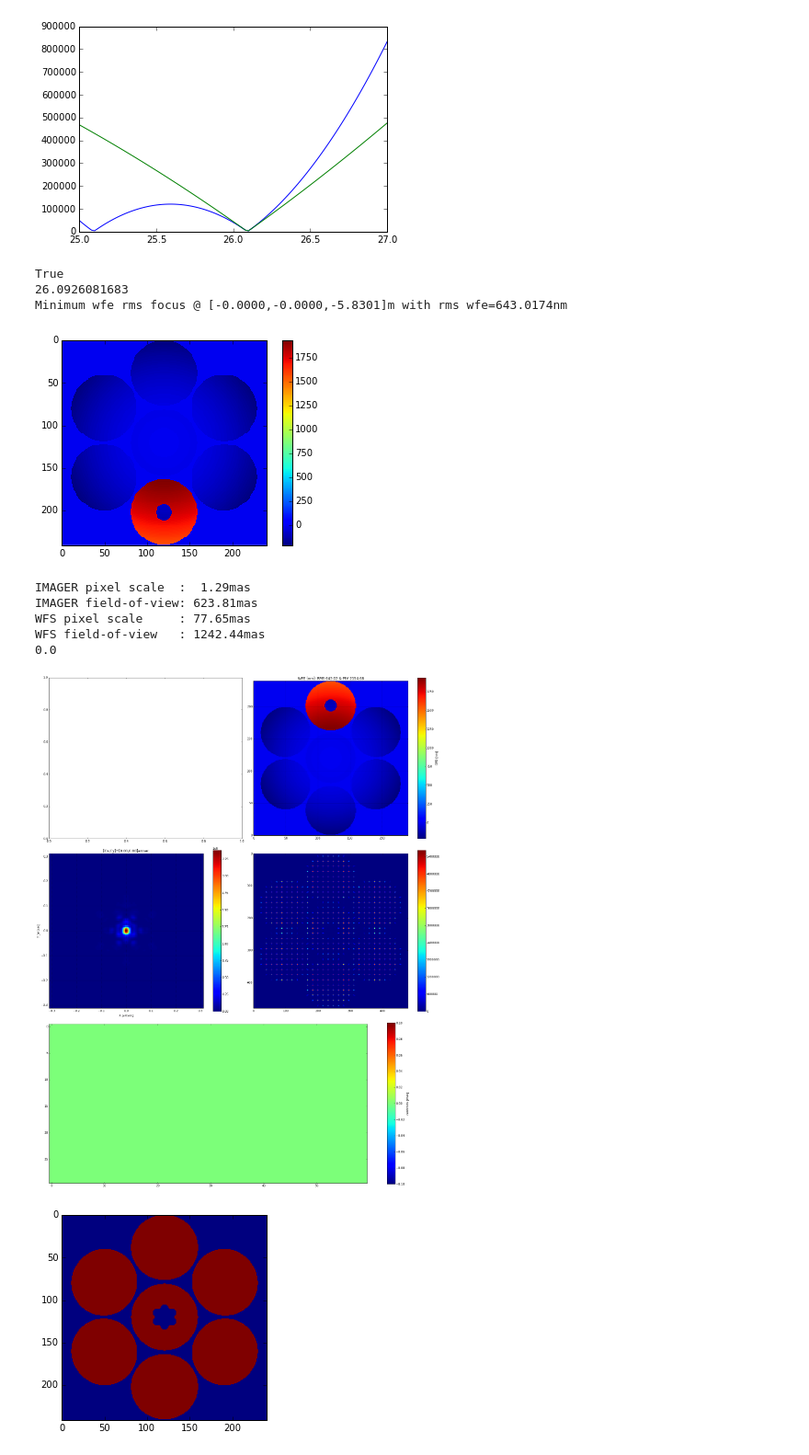
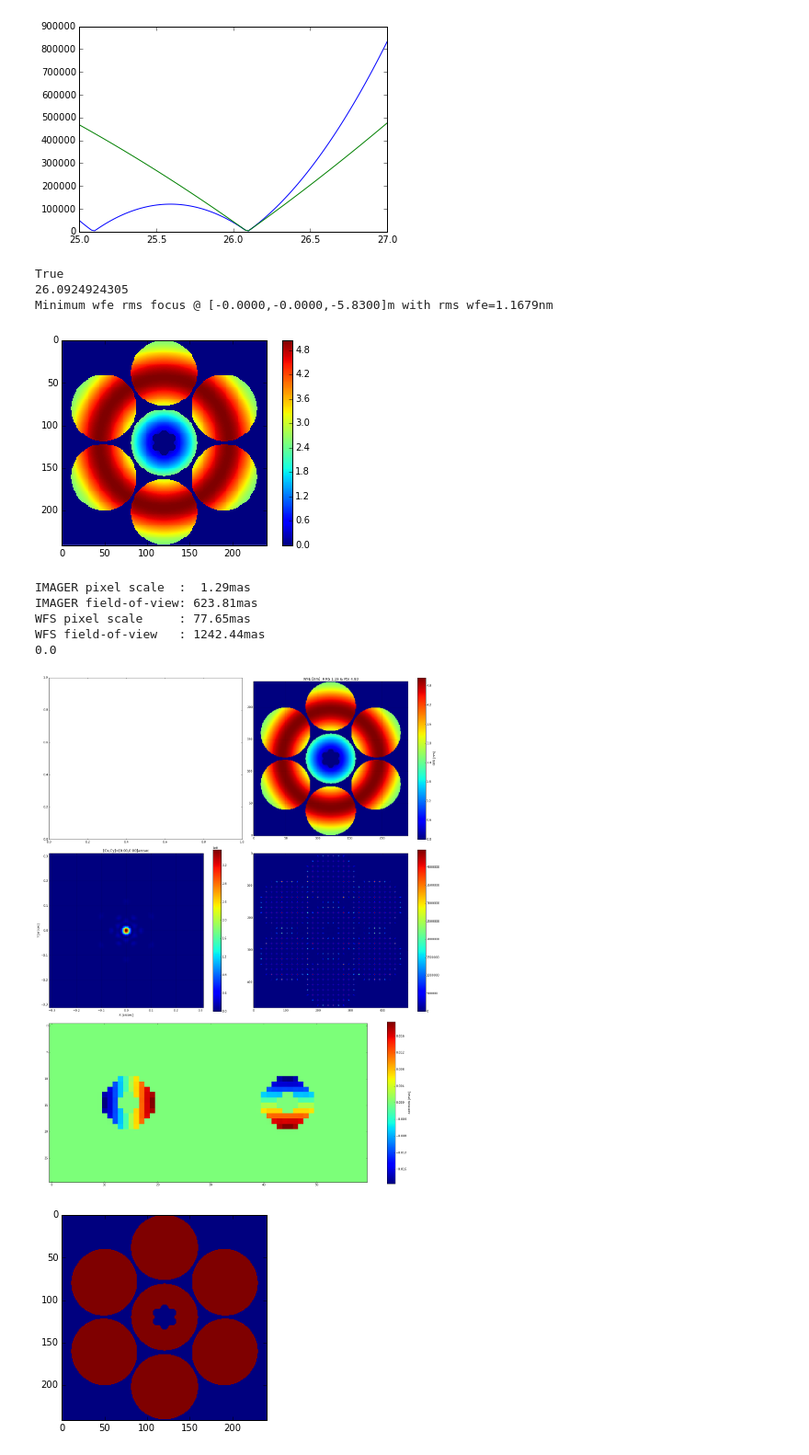
Before and after one commit to rconan/CEO, a Jupyter notebook: python/notebooks/rayTracing/GMT-Segmented-Aperture-Interactive.ipynb, the cells around one changed output. Shown at 92% size. Drawn from its saved outputs; the diff is of its cells as text; code cells hidden in the pictures.

Commit message:
GMT M1&M2 RAY TRACING WITH ZERNIK
GMT M1&M2 RAY TRACING WITH ZERNIKE MODES ON SEGMENTS

```diff
--- a/python/notebooks/rayTracing/GMT-Segmented-Aperture-Interactive.ipynb
+++ b/python/notebooks/rayTracing/GMT-Segmented-Aperture-Interactive.ipynb
@@ -25,8 +25,11 @@ src    = ceo.Source("R",zenith=0*math.pi/180/3600,azimuth=0*math.pi/4,
 imgr = ceo.ShackHartmann(1, nPx-1, D ,DFT_osf=4,N_PX_IMAGE=0.5*(nPx-1))
 wfs = ceo.ShackHartmann(nLenslet, n, D/nLenslet,N_PX_IMAGE=2*n)
 # %%
-M1 = ceo.GMT_M1(D,nPx)
-M2 = ceo.GMT_M2(D,nPx)
+radial_order = 3
+ZS1 = ceo.ZernikeS(radial_order,N_SURF=7)
+M1 = ceo.GMT_M1(D,nPx,ZS=ZS1)
+ZS2 = ceo.ZernikeS(radial_order,N_SURF=7)
+M2 = ceo.GMT_M2(D,nPx,ZS=ZS2)
 # %%
 def optical_system(x,_src_,radius):
     _src_.stop(M2)
@@ -78,8 +81,8 @@ chief_xyz = src.rays.chief_coordinates.host() - sphere_radius*src.rays.chief_dir
 print "Minimum wfe rms focus @ [%6.4f,%6.4f,%6.4f]m with rms wfe=%6.4fnm"%(chief_xyz[0,0],chief_xyz[0,1],chief_xyz[0,2],opd_res_fun(res.x,sphere_radius))
 # %% [output]
 True
-26.0926081683
-Minimum wfe rms focus @ [-0.0000,-0.0000,-5.8301]m with rms wfe=643.0174nm
+26.0924924305
+Minimum wfe rms focus @ [-0.0000,-0.0000,-5.8300]m with rms wfe=1.1679nm
 # %%
 #xyz0 = rays.coordinates.host()
 src.reset()
@@ -94,7 +97,7 @@ colorbar()
 wfs.calibrate(src,0.5)
 imgr.calibrate(src,0.0)
 # %% [output]
-[figure, old version]
+[figure, new version]
 # %%
 def ray_trace(mirror='M1',T=[0,0,0],O=[0,0,0],segId=0):
 
@@ -190,16 +193,20 @@ def ray_trace(mirror='M1',T=[0,0,0],O=[0,0,0],segId=0):
 # %%
 mas2rad = 1e-3*math.pi/180/3600
 M1.reset()
 M2.reset()
 #M1.global_tiptilt(0.*math.pi/180/3600.0,1.*math.pi/180.0/3600)
+ZS1.a[6,0] = 1e-6
+ZS1.update()
+ZS2.a[6,0] = 1e-6
+ZS2.update()
 ray_trace(mirror='M1',T=[0e-3,0e-2,0e-6],O=[x*mas2rad for x in [0,0,0]],segId=1)
 # %% [output]
 IMAGER pixel scale  :  1.29mas
 IMAGER field-of-view: 623.81mas
 WFS pixel scale     : 77.65mas
 WFS field-of-view   : 1242.44mas
 0.0
-[figure, old version]
+[figure, new version]
 # %%
 fig = imshow(src.rays.vignetting.host().reshape(nPx,nPx))
 # %% [output]
```
Also changed, not shown: parts of 9 cells of this notebook, 2 other files.
